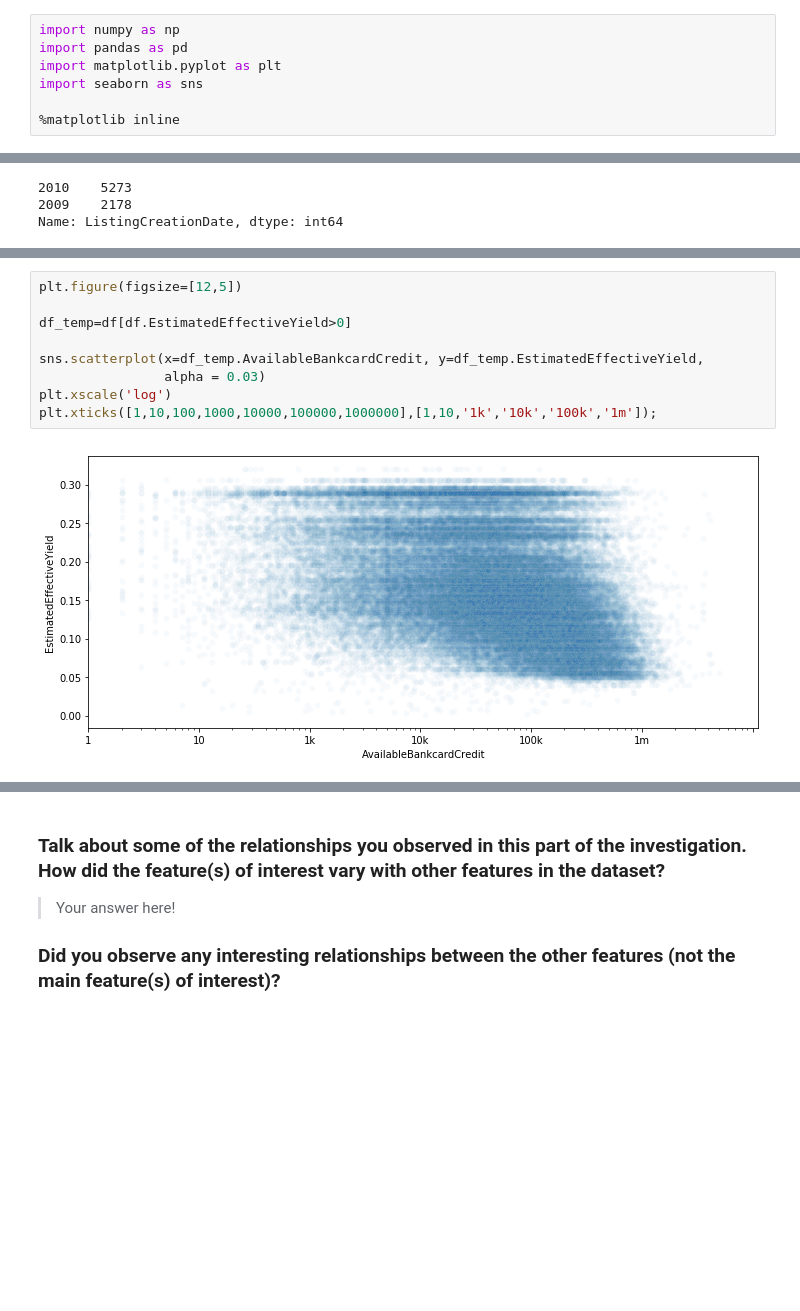
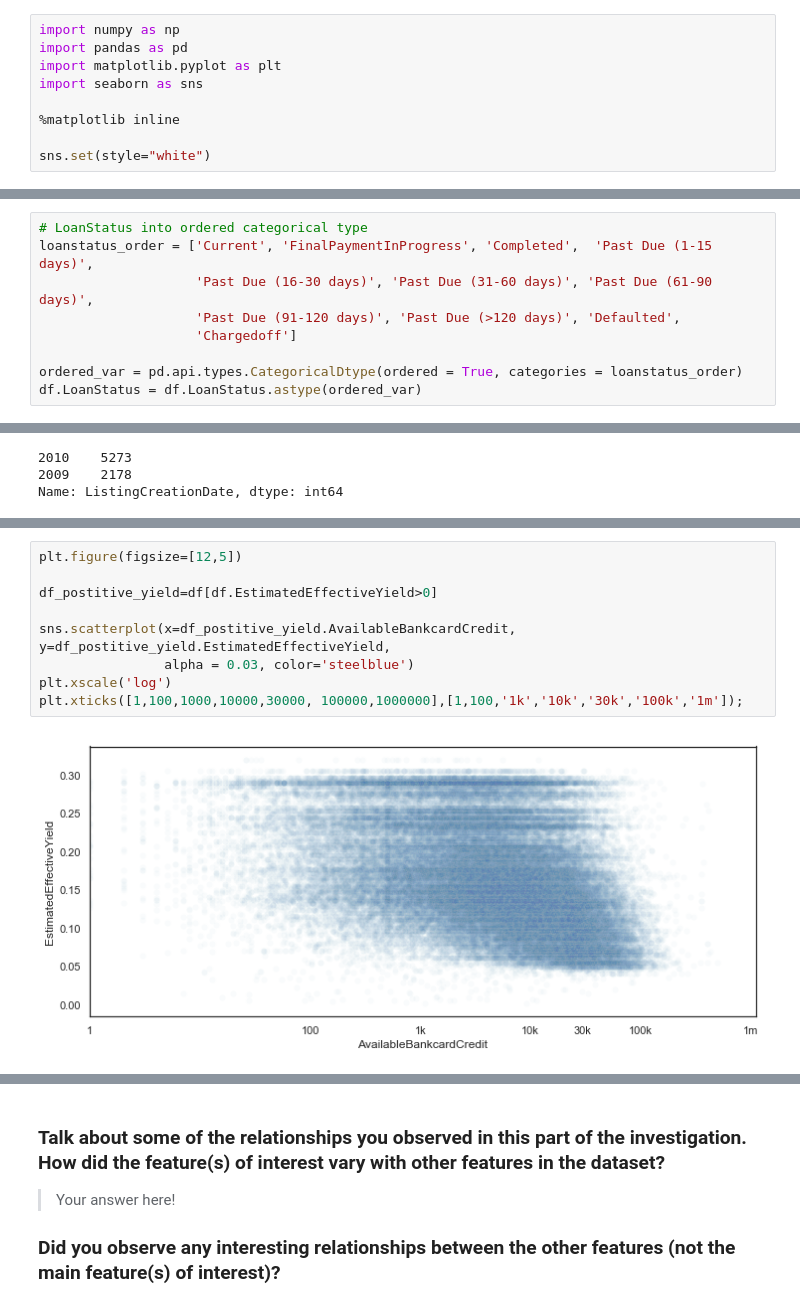
Before and after one commit to VilijaVait/data-analyst-udacity, a Jupyter notebook: projects/CommunicateData/ProsperLoanDataAnalysis.ipynb, the cells around one changed output, grey strips where cells are left out. Saved outputs shown, nothing was run; the diff lists cells and outputs as text; blank space fills up the shorter version.

```diff
--- a/projects/CommunicateData/ProsperLoanDataAnalysis.ipynb
+++ b/projects/CommunicateData/ProsperLoanDataAnalysis.ipynb
@@ -18,6 +18,8 @@ import matplotlib.pyplot as plt
 import seaborn as sns
 
 %matplotlib inline
+
+sns.set(style="white")
 # %%
 # load dataset
 df = pd.read_csv('prosperLoanData.csv')
@@ -60,6 +62,15 @@ df.ListingCreationDate = pd.to_datetime(df.ListingCreationDate)
 df.LoanOriginationDate = pd.to_datetime(df.LoanOriginationDate)
 df.DateCreditPulled = pd.to_datetime(df.DateCreditPulled)
 df.ClosedDate = pd.to_datetime(df.ClosedDate)
+# %%
+# LoanStatus into ordered categorical type
+loanstatus_order = ['Current', 'FinalPaymentInProgress', 'Completed',  'Past Due (1-15 days)',
+                    'Past Due (16-30 days)', 'Past Due (31-60 days)', 'Past Due (61-90 days)',
+                    'Past Due (91-120 days)', 'Past Due (>120 days)', 'Defaulted',
+                    'Chargedoff']
+
+ordered_var = pd.api.types.CategoricalDtype(ordered = True, categories = loanstatus_order)
+df.LoanStatus = df.LoanStatus.astype(ordered_var)
 # %% [markdown]
 Variable dictionary mentions a change in loan data applicable for loans originated after July 2009; this includes calculations of Effective Yield, Estimated Loss and Effective Return, key variables analysed.  Therefore, I will drop the loan listings that occure before July 2009.  Before doing this, I will check the loan listing distribution accross time, to ensure there will be sufficient remaining data for the proposed analysis.
 # %%
@@ -594,11 +625,11 @@ ax[1].legend(loc='lower left');
 # %%
 plt.figure(figsize=[12,5])
 
-df_temp=df[df.EstimatedEffectiveYield>0]
+df_postitive_yield=df[df.EstimatedEffectiveYield>0]
 
-sns.scatterplot(x=df_temp.AvailableBankcardCredit, y=df_temp.EstimatedEffectiveYield,
-                alpha = 0.03)
+sns.scatterplot(x=df_postitive_yield.AvailableBankcardCredit, y=df_postitive_yield.EstimatedEffectiveYield,
+                alpha = 0.03, color='steelblue')
 plt.xscale('log')
-plt.xticks([1,10,100,1000,10000,100000,1000000],[1,10,'1k','10k','100k','1m']);
+plt.xticks([1,100,1000,10000,30000, 100000,1000000],[1,100,'1k','10k','30k','100k','1m']);
 # %% [output]
-[figure, old version]
+[figure, new version]
```
Also changed, not shown: parts of 45 cells of this notebook.
